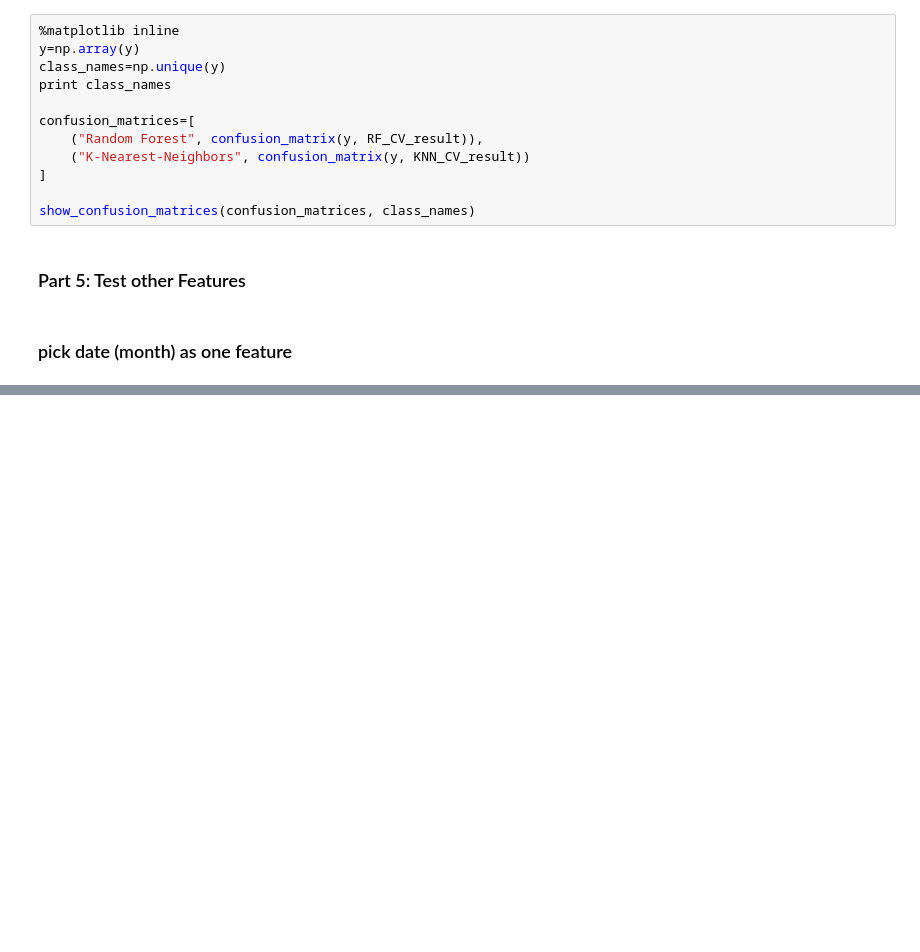
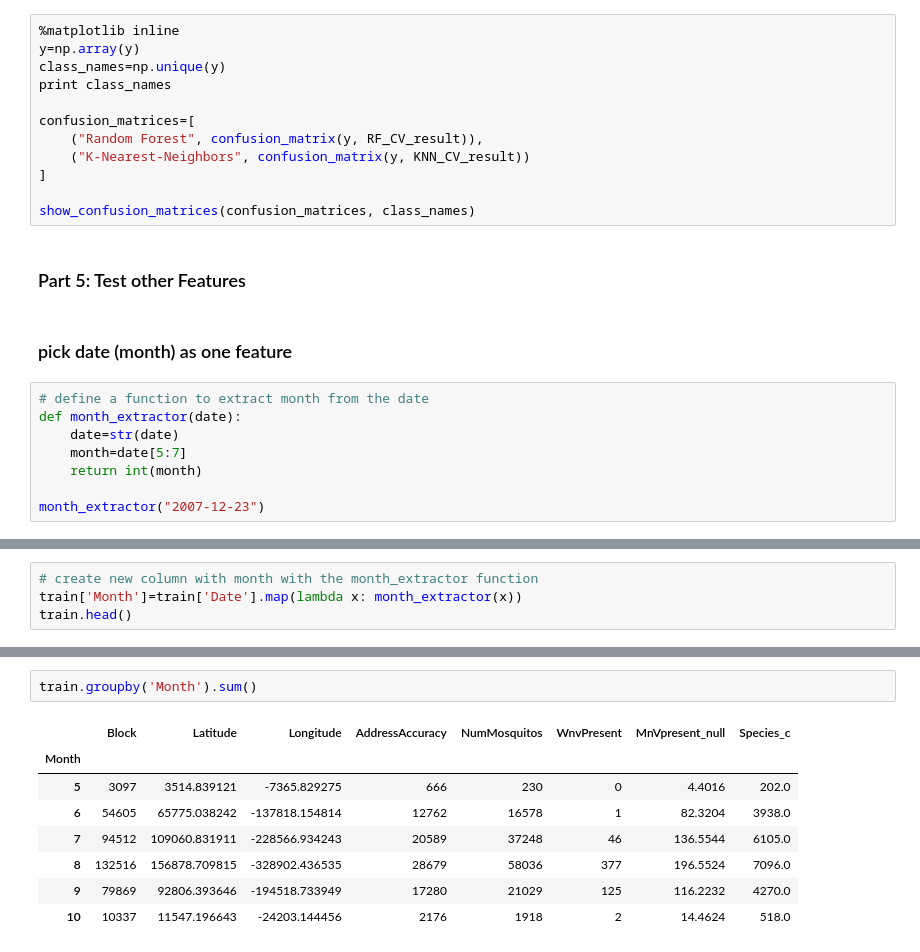
Before and after one commit to sososummer88/Kaggle-West-Nile-Virus-Project, a Jupyter notebook: Mosquito.ipynb, the cells around one changed output, grey strips where cells are left out. Cells and saved outputs as stored; diff of their text form; blank space fills up the shorter version.

Commit message:
Add month as a feature

```diff
--- a/Mosquito.ipynb
+++ b/Mosquito.ipynb
@@ -326,3 +305,11 @@ show_confusion_matrices(confusion_matrices, class_names)
 ### Part 5: Test other Features
 # %% [markdown]
 ### pick date (month) as one feature
+# %%
+# define a function to extract month from the date
+def month_extractor(date):
+    date=str(date)
+    month=date[5:7]
+    return int(month)
+
+month_extractor("2007-12-23")
@@ -328,0 +318,4 @@ show_confusion_matrices(confusion_matrices, class_names)
+# %%
+# create new column with month with the month_extractor function
+train['Month']=train['Date'].map(lambda x: month_extractor(x))
+train.head()
@@ -328,0 +329,11 @@ show_confusion_matrices(confusion_matrices, class_names)
+# %%
+train.groupby('Month').sum()
+# %% [output]
+|  | Block | Latitude | Longitude | AddressAccuracy | NumMosquitos | WnvPresent | MnVpresent_null | Species_c |
+| Month |  |  |  |  |  |  |  |  |
+| 5 | 3097 | 3514.839121 | -7365.829275 | 666 | 230 | 0 | 4.4016 | 202.0 |
+| 6 | 54605 | 65775.038242 | -137818.154814 | 12762 | 16578 | 1 | 82.3204 | 3938.0 |
+| 7 | 94512 | 109060.831911 | -228566.934243 | 20589 | 37248 | 46 | 136.5544 | 6105.0 |
+| 8 | 132516 | 156878.709815 | -328902.436535 | 28679 | 58036 | 377 | 196.5524 | 7096.0 |
+| 9 | 79869 | 92806.393646 | -194518.733949 | 17280 | 21029 | 125 | 116.2232 | 4270.0 |
+| 10 | 10337 | 11547.196643 | -24203.144456 | 2176 | 1918 | 2 | 14.4624 | 518.0 |
```
Also changed, not shown: parts of 5 cells of this notebook.
